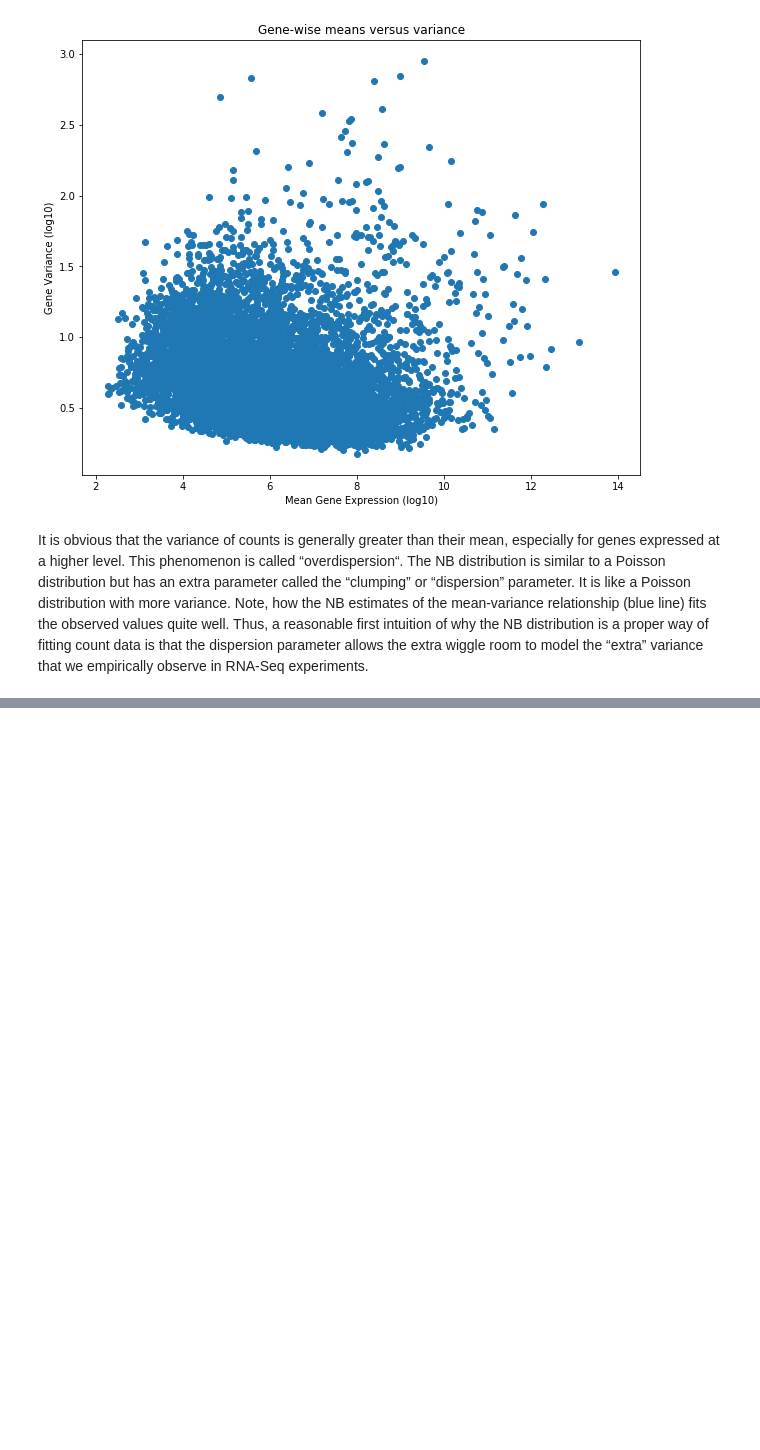
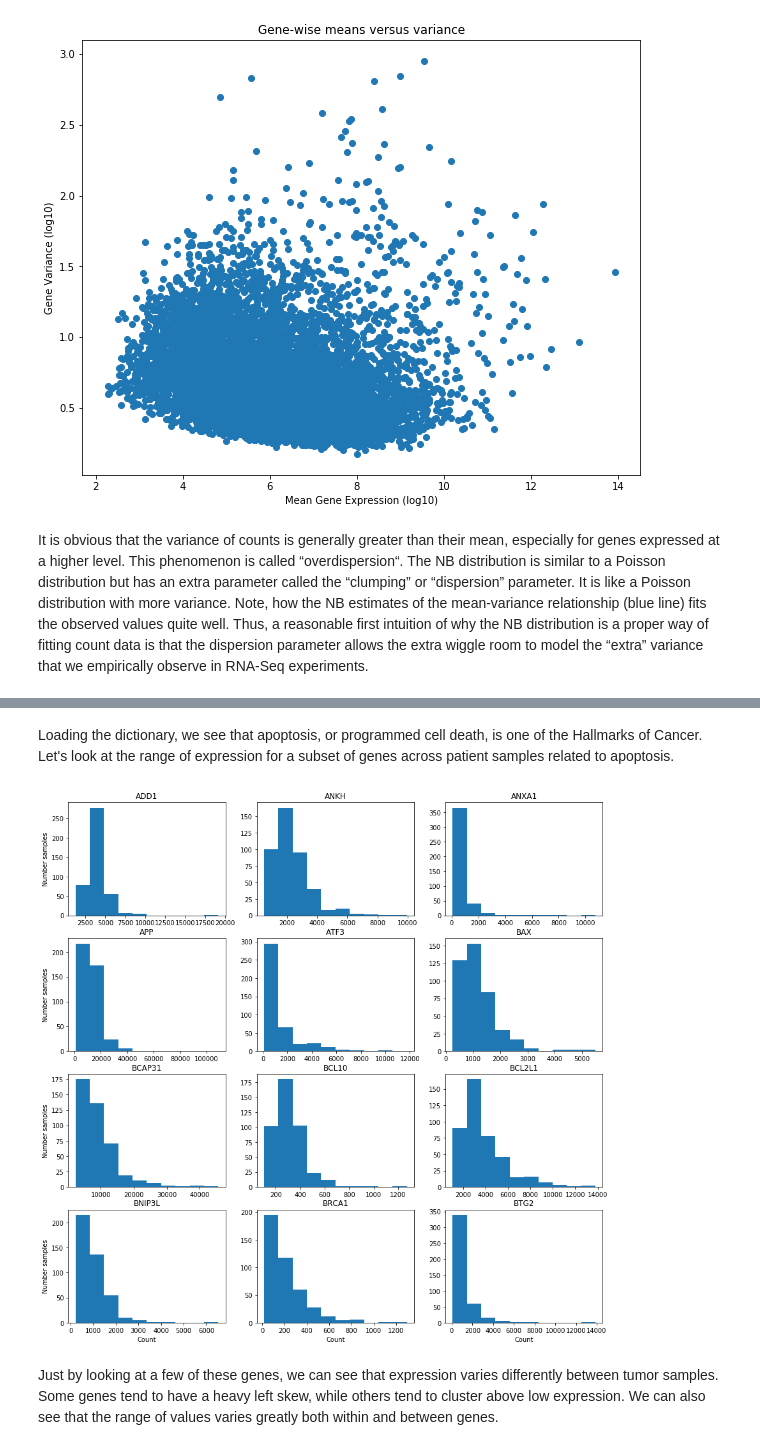
Before and after one commit to sohilsshah91/hacknights, a Jupyter notebook: tcga-series/post/post1_mwe_introduction.ipynb, the cells around one changed output, grey strips where cells are left out. Cells and saved outputs as stored; diff of their text form; code cells hidden in the pictures; blank space fills up the shorter version.

Commit message:
Add distribution of gene expression for apoptosis-related genes

```diff
--- a/tcga-series/post/post1_mwe_introduction.ipynb
+++ b/tcga-series/post/post1_mwe_introduction.ipynb
@@ -137,3 +163,24 @@ It is obvious that the variance of counts is generally greater than their mean,
+# %% [markdown]
+Loading the dictionary, we see that apoptosis, or programmed cell death, is one of the Hallmarks of Cancer. Let's look at the range of expression for a subset of genes across patient samples related to apoptosis.
+# %%
+# Plot range of gene expression values
+rows, cols = 4, 3
+fig, axs = plt.subplots(rows, cols, figsize=(15,15))
+genes = ['ADD1', 'ANKH', 'ANXA1', 'APP', 'ATF3', 'BAX', 'BCAP31', 'BCL10', 'BCL2L1', 'BNIP3L', 'BRCA1', 'BTG2']
+i = 0
+for row in range(rows):
+    for col in range(cols):
+        axs[row, col].hist(exprs_genes[genes[i]].values)
+        axs[row, col].title.set_text(genes[i])
+        if col%3 == 0:
+            axs[row, col].set_ylabel('Number samples')
+        if row >= 3:
+            axs[row, col].set_xlabel('Count')
+        i += 1
+# %% [output]
+[figure, added]
+# %% [markdown]
+Just by looking at a few of these genes, we can see that expression varies differently between tumor samples. Some genes tend to have a heavy left skew, while others tend to cluster above low expression. We can also see that the range of values varies greatly both within and between genes.
 # %%
 Questions:
 What is the range of values for a given gene?
```
Also changed, not shown: parts of 4 cells of this notebook.
